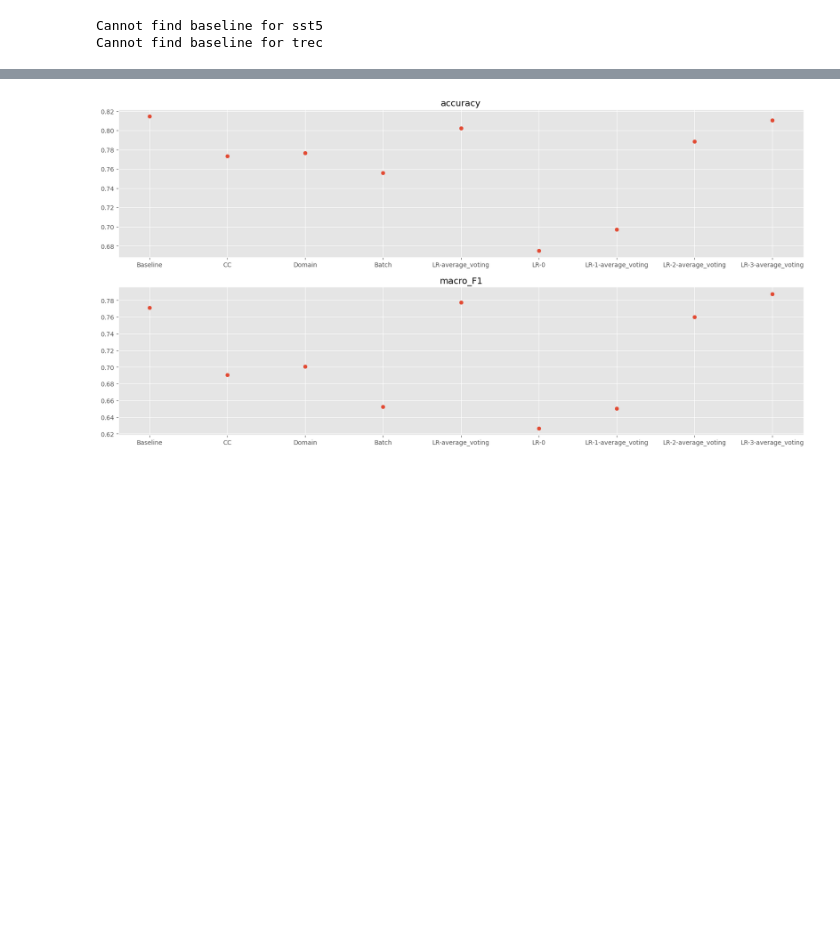
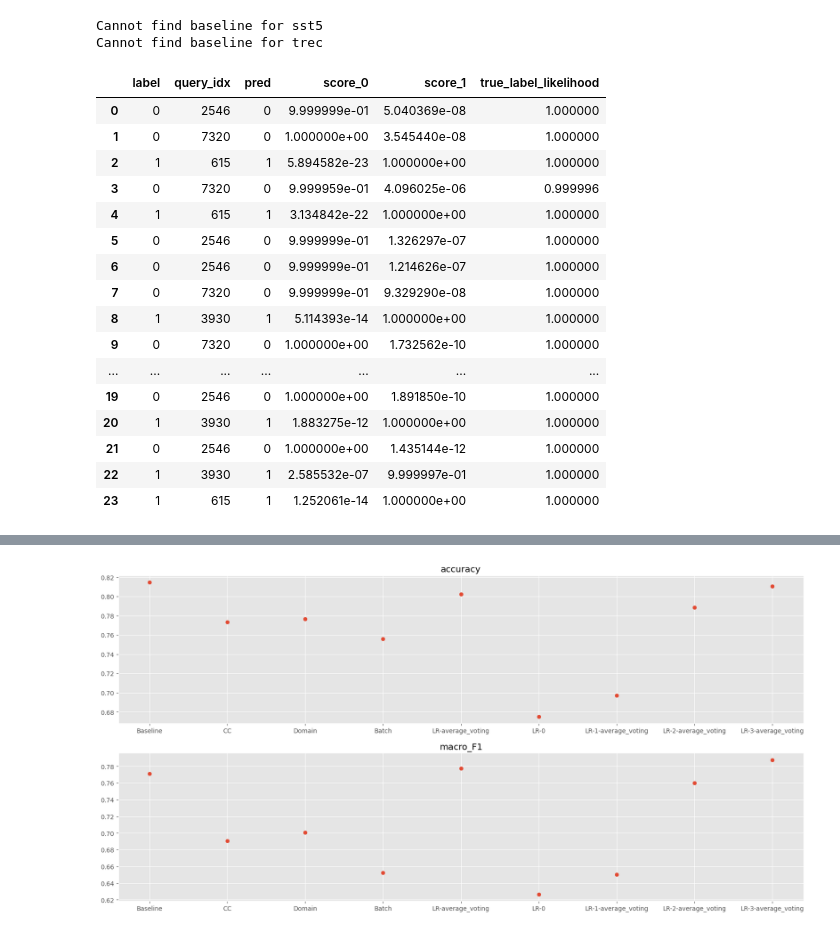
Before and after one commit to xxxxxa-hub/ICL, a Jupyter notebook: Visualization-Llama-k=4.ipynb, the cells around one changed output, grey strips where cells are left out. Drawn from its saved outputs; the diff is of its cells as text; code cells hidden in the pictures; blank space fills up the shorter version.

```diff
--- a/vis-results/Visualization-Llama-k=4.ipynb
+++ b/Visualization-Llama-k=4.ipynb
@@ -24,3 +24,23 @@ for dataset_name in ['agnews', 'financial_phrasebank', 'glue_sst2', 'rotten_toma
 # %% [output]
 Cannot find baseline for sst5
 Cannot find baseline for trec
+# %%
+results_dicts['rotten_tomatoes']['Llama']['dfs']['rotten_tomatoes']['seed_2206632489']['2']
+# %% [output]
+|  | label | query_idx | pred | score_0 | score_1 | true_label_likelihood |
+| 0 | 0 | 2546 | 0 | 9.999999e-01 | 5.040369e-08 | 1.000000 |
+| 1 | 0 | 7320 | 0 | 1.000000e+00 | 3.545440e-08 | 1.000000 |
+| 2 | 1 | 615 | 1 | 5.894582e-23 | 1.000000e+00 | 1.000000 |
+| 3 | 0 | 7320 | 0 | 9.999959e-01 | 4.096025e-06 | 0.999996 |
+| 4 | 1 | 615 | 1 | 3.134842e-22 | 1.000000e+00 | 1.000000 |
+| 5 | 0 | 2546 | 0 | 9.999999e-01 | 1.326297e-07 | 1.000000 |
+| 6 | 0 | 2546 | 0 | 9.999999e-01 | 1.214626e-07 | 1.000000 |
+| 7 | 0 | 7320 | 0 | 9.999999e-01 | 9.329290e-08 | 1.000000 |
+| 8 | 1 | 3930 | 1 | 5.114393e-14 | 1.000000e+00 | 1.000000 |
+| 9 | 0 | 7320 | 0 | 1.000000e+00 | 1.732562e-10 | 1.000000 |
+| ... | ... | ... | ... | ... | ... | ... |
+| 19 | 0 | 2546 | 0 | 1.000000e+00 | 1.891850e-10 | 1.000000 |
+| 20 | 1 | 3930 | 1 | 1.883275e-12 | 1.000000e+00 | 1.000000 |
+| 21 | 0 | 2546 | 0 | 1.000000e+00 | 1.435144e-12 | 1.000000 |
+| 22 | 1 | 3930 | 1 | 2.585532e-07 | 9.999997e-01 | 1.000000 |
+| 23 | 1 | 615 | 1 | 1.252061e-14 | 1.000000e+00 | 1.000000 |
```
Also changed, not shown: parts of 1 cell of this notebook, 11 other files.
